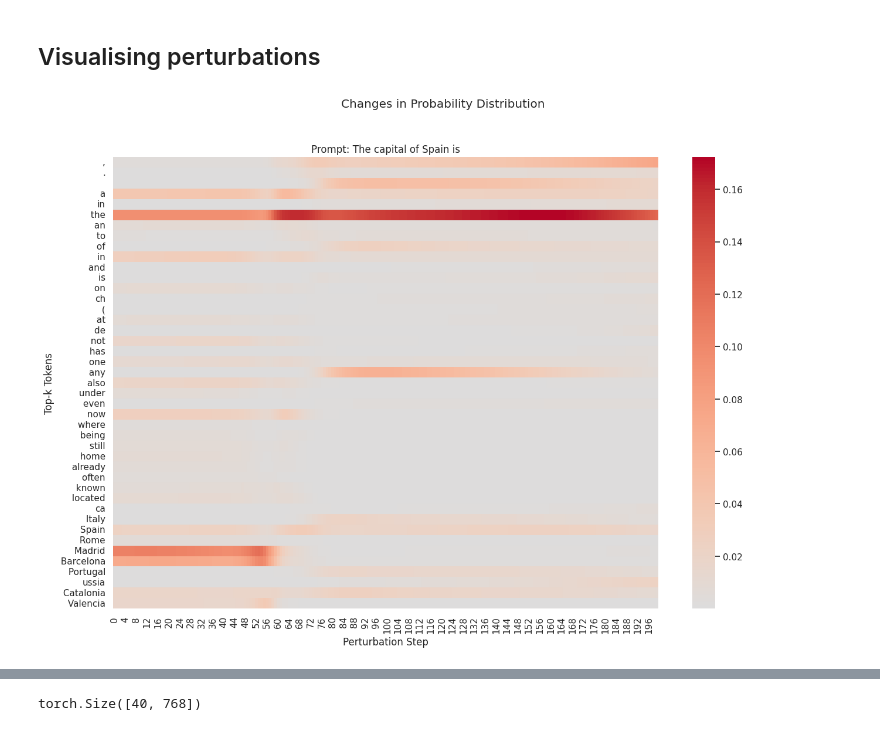
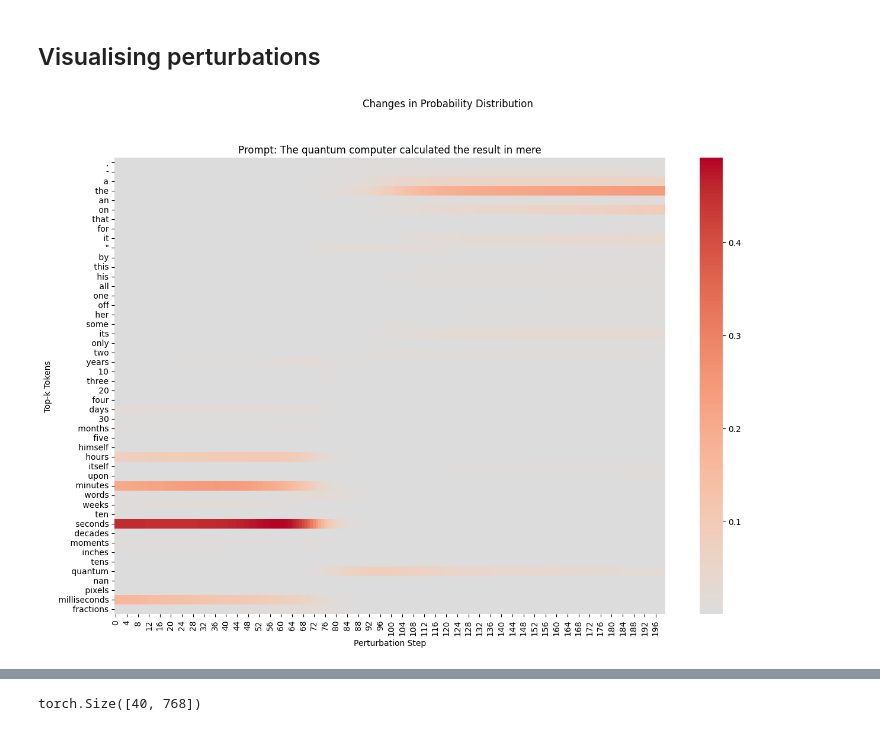
Before and after one commit to jettjaniak/teren, a Jupyter notebook: notebooks/explorations.ipynb, the cells around one changed output, grey strips where cells are left out. Drawn from its saved outputs; the diff is of its cells as text; code cells hidden in the pictures.

```diff
--- a/notebooks/explorations.ipynb
+++ b/notebooks/explorations.ipynb
@@ -310,9 +318,9 @@ cuda
 
 # less of a spread over next tokens
 easy_completions = [
-    "The capital of Spain is",
+    "The capital of France is",
     "To be or not to be, that is the",
-    "Water boils at 100 degrees",
+    "Water boils at 100",
     "The Earth revolves around the",
 ]
 
@@ -331,8 +339,7 @@ feature_completions = [
     "The ancient artifact, when exposed to moonlight, began to",
 ]
 
-
-base_prompt_text = easy_completions[0]  # harder_completions[0]
+base_prompt_text = feature_completions[0]
 base_prompt = torch.tensor([model.tokenizer.encode(base_prompt_text)])
 
 print(base_prompt_text)
@@ -1003,25 +1091,25 @@ plt.show()
 # %%
 top_k = 25
 base_output = logits_pert[0, -1, :]
 base_probs = torch.softmax(base_output, dim=-1)
 _, base_top_k_indices = torch.topk(base_probs, top_k)
 
 perturb_probs = torch.softmax(logits_pert[:, -1, :], dim=-1)
 _, perturb_top_k_indices = torch.topk(perturb_probs[-1, :], top_k)
 
 top_k_indices = torch.cat([base_top_k_indices, perturb_top_k_indices]).unique()
-prob_changes = perturb_probs[:, top_k_indices].T.numpy()
+prob_changes = perturb_probs[:, top_k_indices].T.cpu().numpy()
 
 plt.figure(figsize=(15, 10))
 
 labels = model.tokenizer.batch_decode(top_k_indices)
 sns.heatmap(prob_changes, cmap="coolwarm", center=0, yticklabels=labels)
 
 plt.ylabel("Top-k Tokens")
 plt.xlabel("Perturbation Step")
 plt.suptitle("Changes in Probability Distribution")
 plt.title(f"Prompt: {model.tokenizer.decode(base_ref.prompt[0])}")
 plt.show()
 # %% [output]
-[figure, old version]
+[figure, new version]
 # %%
```
Also changed, not shown: parts of 55 cells of this notebook.
